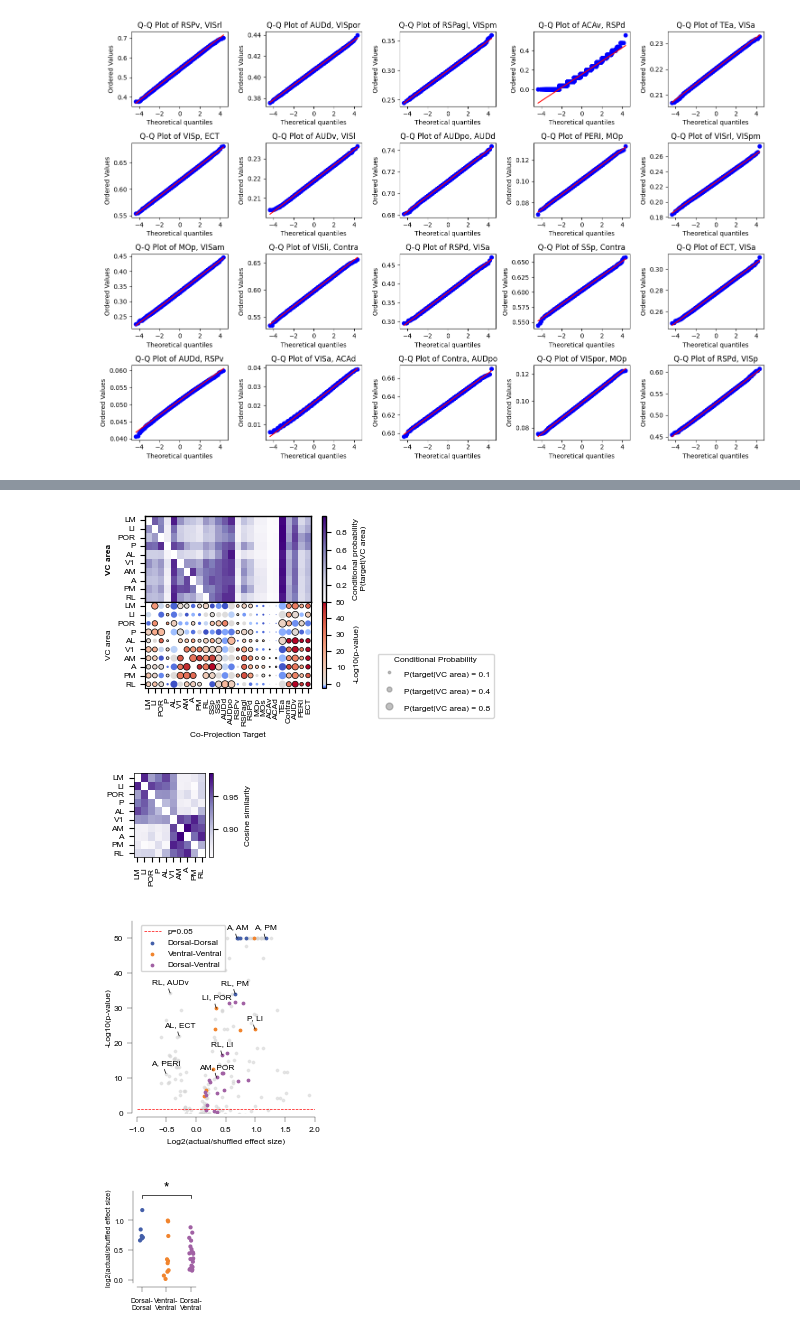
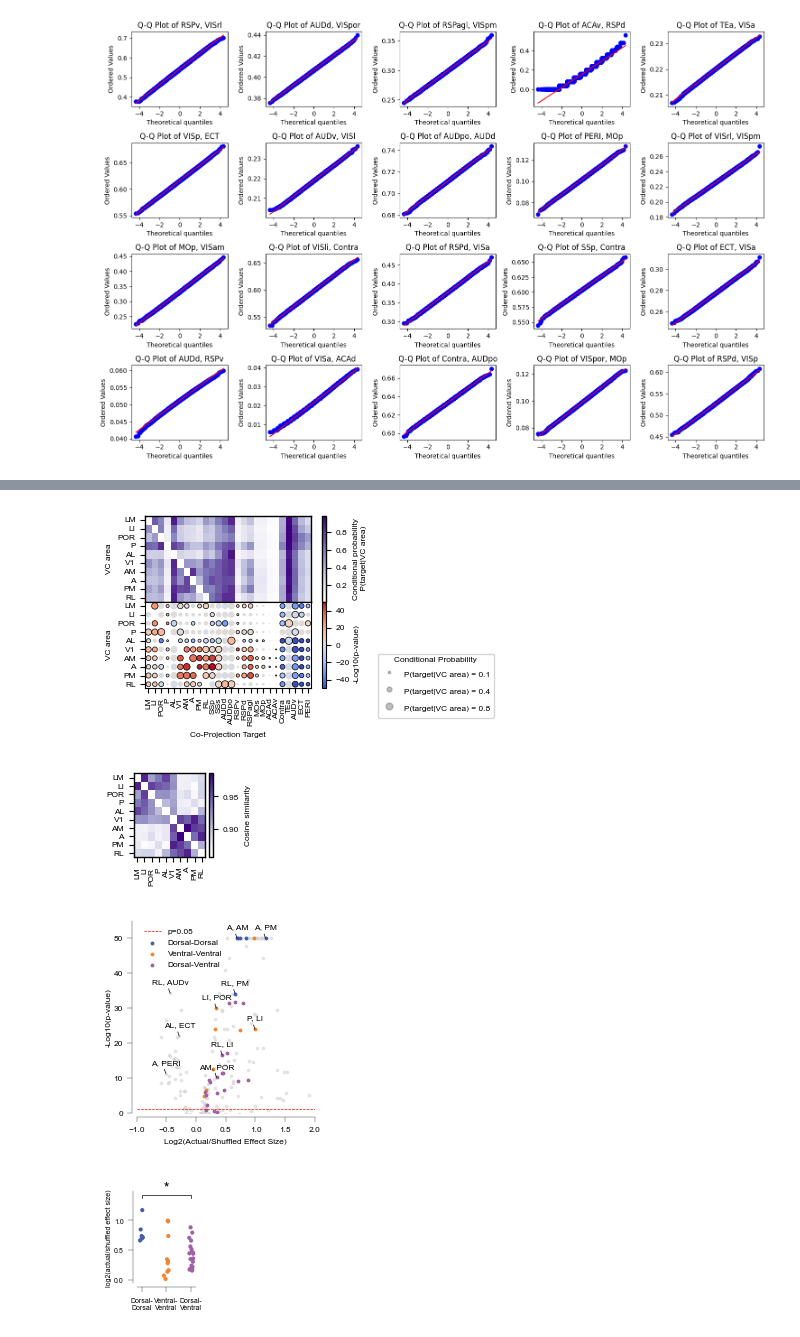
Before and after one commit to znamlab/MAPseq_processing, a Jupyter notebook: final_processing/fig2_shuff_vs_actual_motifs_updated_7.ipynb, the cells around one changed output, grey strips where cells are left out. Cells and saved outputs as stored; diff of their text form; code cells hidden in the pictures.

```diff
--- a/final_processing/fig2_shuff_vs_actual_motifs_updated_7.ipynb
+++ b/final_processing/fig2_shuff_vs_actual_motifs_updated_7.ipynb
@@ -385,7 +387,7 @@ cbar.set_label('Conditional probability\n P(target|VC area)',
 #             col_idx = shortened_data_names_the_same.columns.get_loc(j)
 #             ax1.add_patch(Rectangle((col_idx, row_idx), 1, 1, fill=False, edgecolor='grey', lw=1))
 
-ax1.set_ylabel('VC area', size=font_size, fontweight='bold')
+ax1.set_ylabel('VC area', size=font_size)
 ax1.tick_params(axis='x', bottom=False, top=False, labelbottom=False)
 
 ax2 = axs[1]
@@ -405,12 +407,16 @@ df_plot["x"] = (
 )
 
 df_plot["y"] = pd.Categorical(df_plot["y_label"], categories=y_categories, ordered=True).codes
-
+combined_dif = actual_data - conditional_probability_dict[f'shuff_{analysis_type}']
+combined_dif_converted = fpf.convert_matrix_names(combined_dif.loc[cols][combined])
+combined_dif_converted_df_plot = combined_dif_converted.stack().reset_index()
+combined_dif_converted_df_plot.columns = ["y_label", "x_label", "subtracted_conditional_prob"]
+df_plot['subtracted_conditional_prob'] = combined_dif_converted_df_plot['subtracted_conditional_prob']
 size_scale = 30
 df_plot["bubble_size"] = df_plot["conditional_prob"].abs() * size_scale
 #df_plot["color_value"] = -np.log10(df_plot["p_value"].clip(lower=1e-50))
 df_plot["color_value"] = (
-        np.sign(df_plot["conditional_prob"]) *
+        np.sign(df_plot["subtracted_conditional_prob"]) *
         -np.log10(df_plot["p_value"].clip(lower=1e-50))
     )
 norm = TwoSlopeNorm(vmin=df_plot["color_value"].min(),
@@ -448,34 +454,34 @@ legend_handles = [
                 label=f"P(target|VC area) = {val}")
     for val in legend_values
 ]
 
 legend = ax2.legend(
     handles=legend_handles,
     title="Conditional Probability",
     loc="upper left",
     bbox_to_anchor=(1.4, 0.4),
     borderaxespad=0.,
     frameon=True,
     handleheight=2.0,
     fontsize=font_size, title_fontsize=font_size
 )
 
 
 ax2.set_yticks(range(len(y_categories)))
 ax2.set_yticklabels(y_categories, fontsize=font_size)
 tick_positions = np.arange(len(x_categories)) + 0.5
 ax2.set_xticks(tick_positions)
 ax2.set_xticklabels(x_categories, rotation=90, fontsize=font_size)
 ax2.invert_yaxis()
 
 ax2.set_xlabel("Co-Projection Target", fontsize=font_size)
 ax2.set_ylabel("VC area", fontsize=font_size)
 
 plt.tight_layout()
 plt.savefig(f"{saving_path}/fig_2_heatmapbubble_combined.svg", format="svg")
 plt.show()
 # %% [output]
-[figure, old version]
+[figure, new version]
 # %%
 #plot mean cosine similarity of conditional probabilities
 #let's first calculate the mean conditional probability across mice
@@ -545,18 +551,18 @@ ax = plt.gca()  # Get the current axis for further adjustments
 for _, spine in ax.spines.items():
     spine.set_visible(True)
     spine.set_color('black')
-    spine.set_linewidth(0.5)
+    spine.set_linewidth(1)
 
 cbar = ax.collections[0].colorbar
 cbar.outline.set_visible(True)
 cbar.outline.set_edgecolor('black')
-cbar.outline.set_linewidth(0.5)
+cbar.outline.set_linewidth(1)
 cbar.ax.tick_params(labelsize=font_size)
 cbar.set_label('Cosine similarity', fontsize=font_size)
 fig.savefig(f"{saving_path}/fig_2_cosine_sim.svg", format="svg")
 plt.show()
 # %% [output]
-[figure, old version]
+[figure, new version]
 # %%
 shuffled_numbers = pd.read_pickle(f'/camp/lab/znamenskiyp/home/shared/projects/turnerb_A1_MAPseq/collated_shuffles/shuffled__neuron_numbers_cubelet__collated.pkl')
 shuffled_2_combinations = pd.read_pickle(f'/camp/lab/znamenskiyp/home/shared/projects/turnerb_A1_MAPseq/collated_shuffles/shuffled_cubelet_2_comb__collated.pkl')
@@ -710,17 +703,17 @@ for pair in areas_to_check:
             )
 
 
-xlabel ='Log2(actual/shuffled effect size)'
+xlabel ='Log2(Actual/Shuffled Effect Size)'
 ylabel = '-Log10(p-value)'
 
 plt.ylim(0, 55)
 plt.xlim(-1, 2)
-plt.legend(loc='upper left', prop={'size': font_size})
+plt.legend(loc='upper left', prop={'size': font_size}, frameon=False)
 ff.myPlotSettings_splitAxis(fig=fig, ax=ax, ytitle= ylabel, xtitle=xlabel, title='', mySize =font_size)
 fig.savefig(f"{saving_path}/fig2_motif_volcanoplot.svg", format="svg")
 plt.show()
 # %% [output]
-[figure, old version]
+[figure, new version]
 # %%
 # from scipy.stats import mannwhitneyu
 # import textwrap
```
Also changed, not shown: parts of 17 cells of this notebook.
